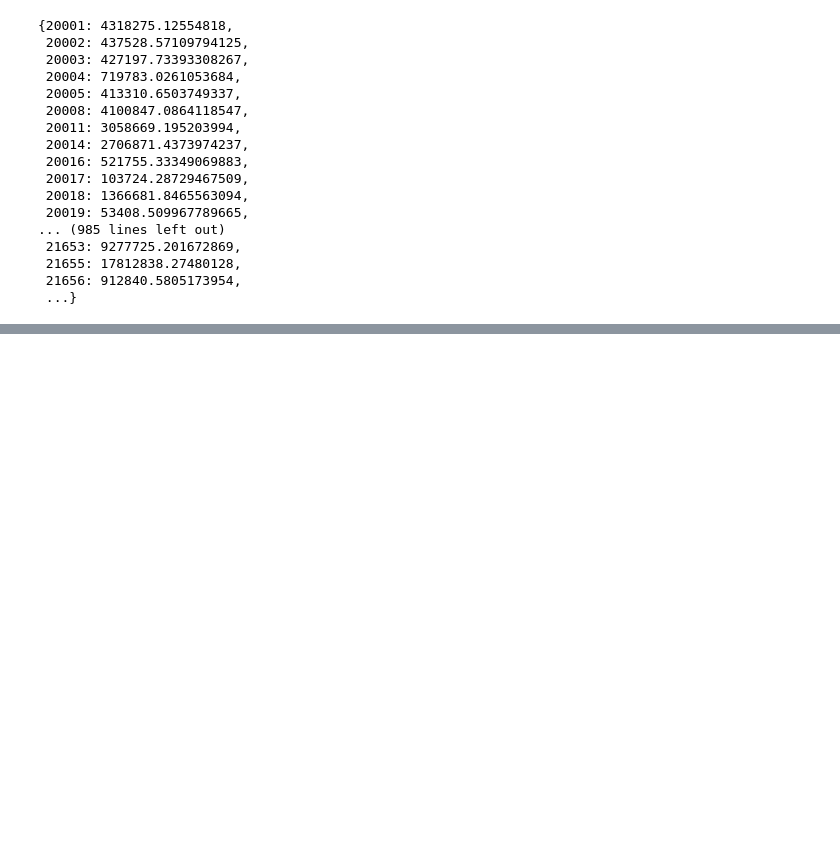
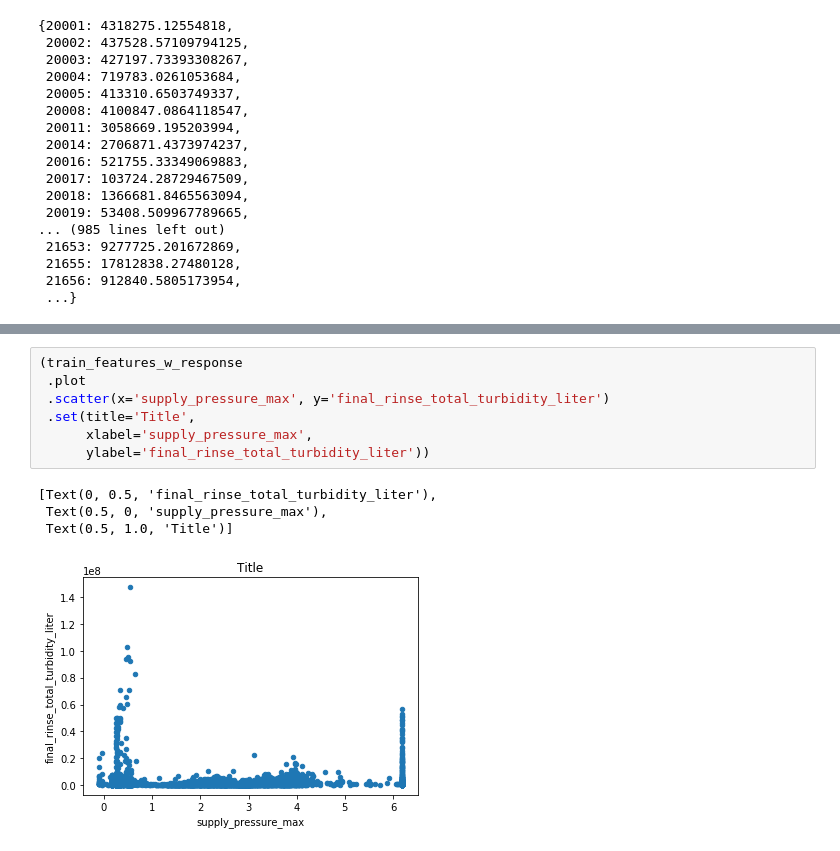
Before and after one commit to b-o-l-l-a/driven-data-rinse-over-run, a Jupyter notebook: notebooks/scratch_eda.ipynb, the cells around one changed output, grey strips where cells are left out. Cells and saved outputs as stored; diff of their text form; blank space fills up the shorter version.

```diff
--- a/notebooks/scratch_eda.ipynb
+++ b/notebooks/scratch_eda.ipynb
@@ -162,0 +171,12 @@ train_df.sort_values(by=["process_id", "timestamp"], ascending=False).groupby('p
+# %%
+(train_features_w_response
+ .plot
+ .scatter(x='supply_pressure_max', y='final_rinse_total_turbidity_liter')
+ .set(title='Title',
+      xlabel='supply_pressure_max',
+      ylabel='final_rinse_total_turbidity_liter'))
+# %% [output]
+[Text(0, 0.5, 'final_rinse_total_turbidity_liter'),
+ Text(0.5, 0, 'supply_pressure_max'),
+ Text(0.5, 1.0, 'Title')]
+[figure, added]
```
Also changed, not shown: parts of 14 cells of this notebook.
